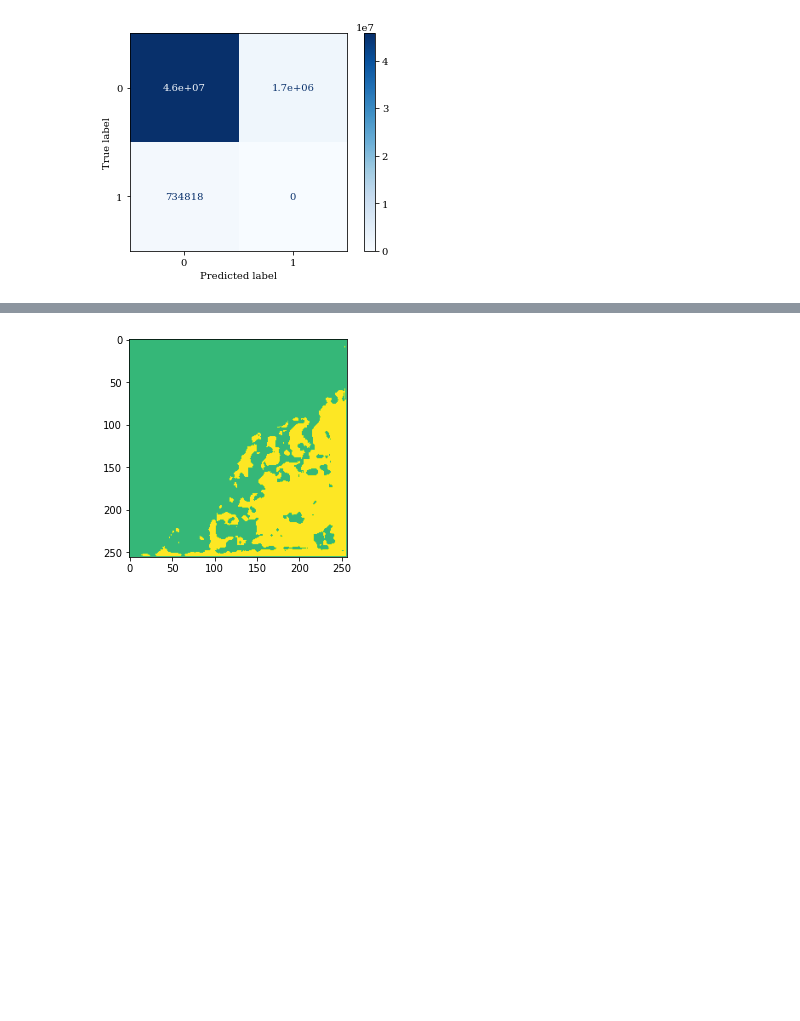
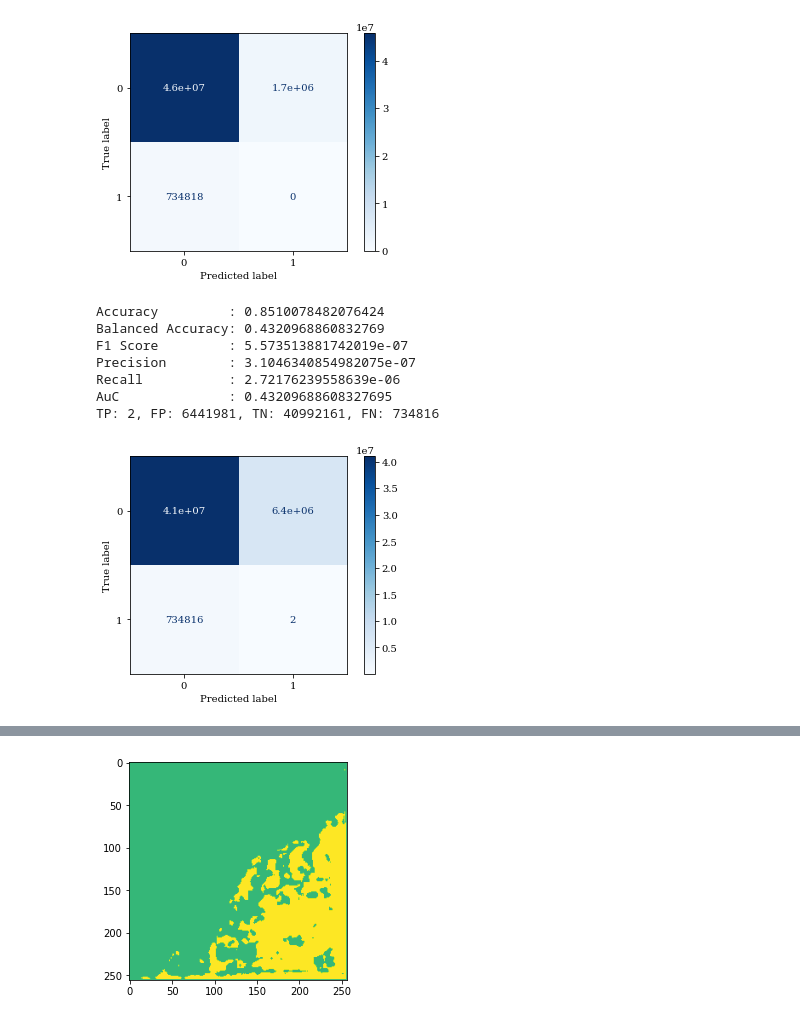
Before and after one commit to lgiesen/DL-Semantic-Segmentation-of-Tree-Stock-in-South-Africa-Using-Satellite-Images, a Jupyter notebook: 5_prediction.ipynb, the cells around one changed output, grey strips where cells are left out. Drawn from its saved outputs; the diff is of its cells as text; code cells hidden in the pictures; blank space fills up the shorter version.

```diff
--- a/5_prediction.ipynb
+++ b/5_prediction.ipynb
@@ -29,12 +36,6 @@ model = load_model(model_path, custom_objects={'tversky': LOSS,
 # %% [markdown]
 ### Test Prediction
 # %%
-%%time
-import numpy as np
-from sklearn.metrics import mean_squared_error
-# predict the target on test data
-pred_test_p = model.predict(X_test) # confidence for class 0
 np.save(f"{config.path_data}4_pred/pred_test_p.npy", pred_test_p)
-pred_test = (pred_test_p <= 0.97)
+pred_test = (pred_test_p <= 0.97) * pred_test_p
 np.save(f"{config.path_data}4_pred/pred_test.npy", pred_test)
-print("Test prediction completed")
@@ -43,4 +41,0 @@ FileNotFoundError: [Errno 2] No such file or directory: '/Users/leori/Desktop/BA
-# %%
-flattened_test = np.reshape(y_test,    np.prod(y_test.shape))
-flattened_test = (flattened_test == 1.0)
-flattened_pred = np.reshape(pred_test, np.prod(pred_test.shape))
@@ -81,3 +84,15 @@ Recall           : 0.0
 AuC              : 0.48203492328373937
 TP: 0, FP: 1704316, TN: 45729826, FN: 734818
 [figure]
+# %%
+x = (pred_test_p <= np.average(pred_test_p))
+eval_model(flattened_test, np.reshape(x, np.prod(x.shape)))
+# %% [output]
+Accuracy         : 0.8510078482076424
+Balanced Accuracy: 0.4320968860832769
+F1 Score         : 5.573513881742019e-07
+Precision        : 3.1046340854982075e-07
+Recall           : 2.72176239558639e-06
+AuC              : 0.43209688608327695
+TP: 2, FP: 6441981, TN: 40992161, FN: 734816
+[figure, added]
```
Also changed, not shown: parts of 20 cells of this notebook, 10 other files.
